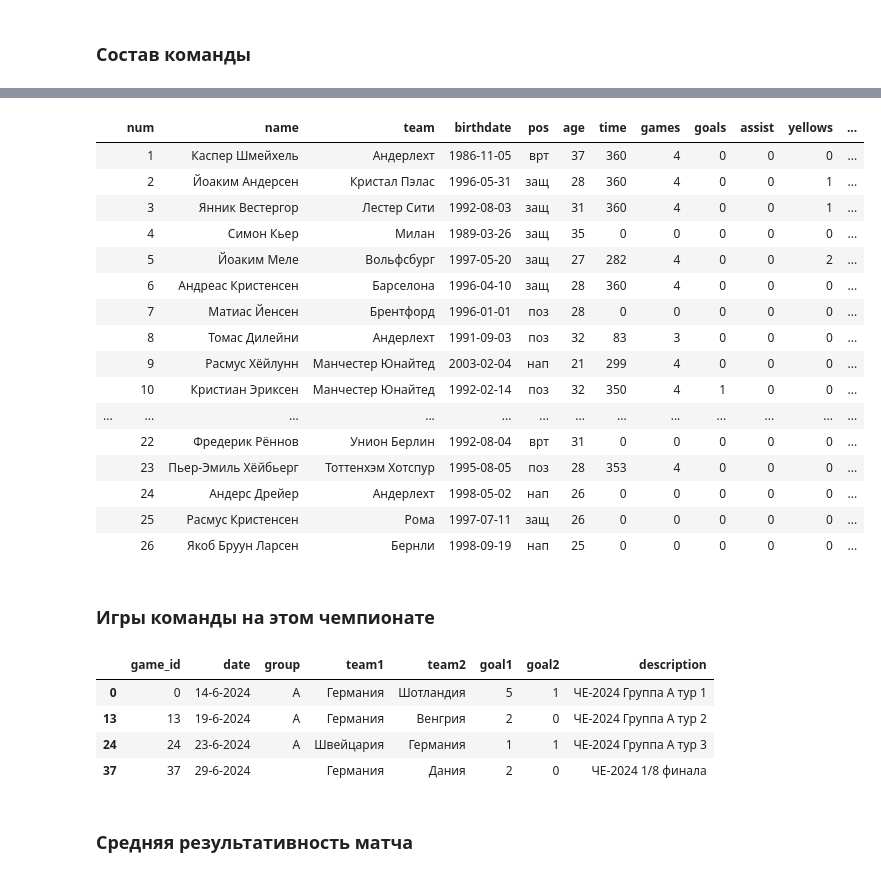
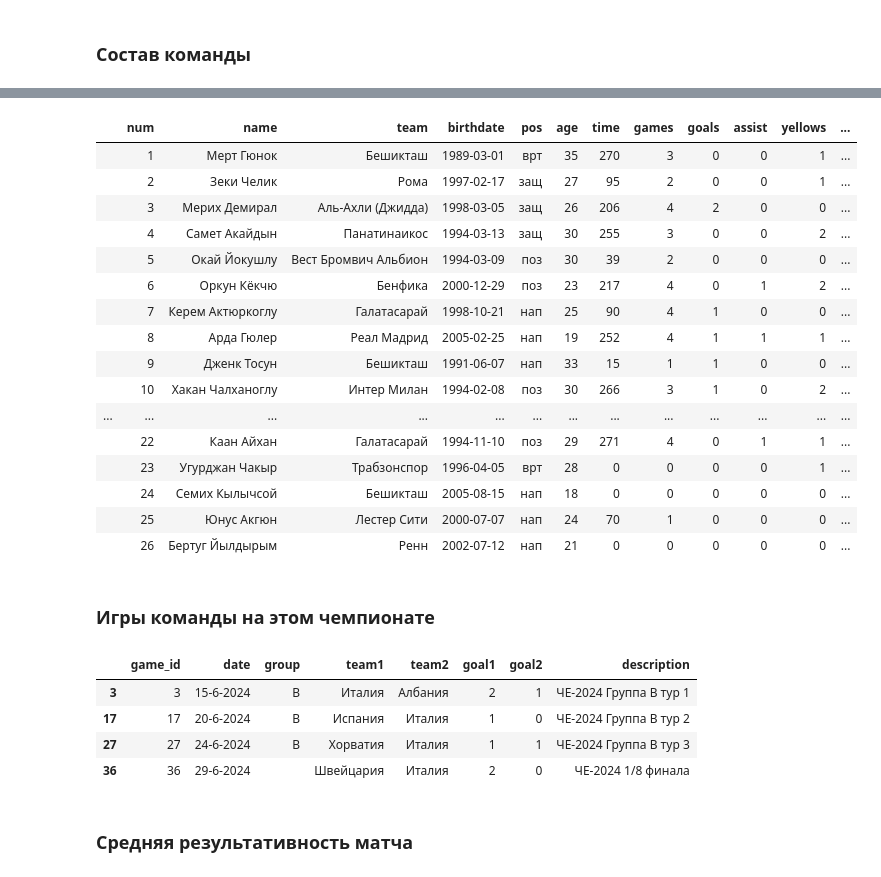
Before and after one commit to elp87/Euro-2024, a Jupyter notebook: euro.ipynb, the cells around one changed output, grey strips where cells are left out. Saved outputs shown, nothing was run; the diff lists cells and outputs as text; code cells hidden in the pictures.

```diff
--- a/euro.ipynb
+++ b/euro.ipynb
@@ -293,35 +293,35 @@ get_lineup('Германия')
 # %%
-get_lineup('Дания')
+get_lineup('Турция')
 # %% [output]
 |  | num | name | team | birthdate | pos | age | time | games | goals | assist | yellows | ... |
-|  | 1 | Каспер Шмейхель | Андерлехт | 1986-11-05 | врт | 37 | 360 | 4 | 0 | 0 | 0 | ... |
-|  | 2 | Йоаким Андерсен | Кристал Пэлас | 1996-05-31 | защ | 28 | 360 | 4 | 0 | 0 | 1 | ... |
-|  | 3 | Янник Вестергор | Лестер Сити | 1992-08-03 | защ | 31 | 360 | 4 | 0 | 0 | 1 | ... |
-|  | 4 | Симон Кьер | Милан | 1989-03-26 | защ | 35 | 0 | 0 | 0 | 0 | 0 | ... |
-|  | 5 | Йоаким Меле | Вольфсбург | 1997-05-20 | защ | 27 | 282 | 4 | 0 | 0 | 2 | ... |
-|  | 6 | Андреас Кристенсен | Барселона | 1996-04-10 | защ | 28 | 360 | 4 | 0 | 0 | 0 | ... |
-|  | 7 | Матиас Йенсен | Брентфорд | 1996-01-01 | поз | 28 | 0 | 0 | 0 | 0 | 0 | ... |
-|  | 8 | Томас Дилейни | Андерлехт | 1991-09-03 | поз | 32 | 83 | 3 | 0 | 0 | 0 | ... |
-|  | 9 | Расмус Хёйлунн | Манчестер Юнайтед | 2003-02-04 | нап | 21 | 299 | 4 | 0 | 0 | 0 | ... |
-|  | 10 | Кристиан Эриксен | Манчестер Юнайтед | 1992-02-14 | поз | 32 | 350 | 4 | 1 | 0 | 0 | ... |
+|  | 1 | Мерт Гюнок | Бешикташ | 1989-03-01 | врт | 35 | 270 | 3 | 0 | 0 | 1 | ... |
+|  | 2 | Зеки Челик | Рома | 1997-02-17 | защ | 27 | 95 | 2 | 0 | 0 | 1 | ... |
+|  | 3 | Мерих Демирал | Аль-Ахли (Джидда) | 1998-03-05 | защ | 26 | 206 | 4 | 2 | 0 | 0 | ... |
+|  | 4 | Самет Акайдын | Панатинаикос | 1994-03-13 | защ | 30 | 255 | 3 | 0 | 0 | 2 | ... |
+|  | 5 | Окай Йокушлу | Вест Бромвич Альбион | 1994-03-09 | поз | 30 | 39 | 2 | 0 | 0 | 0 | ... |
+|  | 6 | Оркун Кёкчю | Бенфика | 2000-12-29 | поз | 23 | 217 | 4 | 0 | 1 | 2 | ... |
+|  | 7 | Керем Актюркоглу | Галатасарай | 1998-10-21 | нап | 25 | 90 | 4 | 1 | 0 | 0 | ... |
+|  | 8 | Арда Гюлер | Реал Мадрид | 2005-02-25 | нап | 19 | 252 | 4 | 1 | 1 | 1 | ... |
+|  | 9 | Дженк Тосун | Бешикташ | 1991-06-07 | нап | 33 | 15 | 1 | 1 | 0 | 0 | ... |
+|  | 10 | Хакан Чалханоглу | Интер Милан | 1994-02-08 | поз | 30 | 266 | 3 | 1 | 0 | 2 | ... |
 | ... | ... | ... | ... | ... | ... | ... | ... | ... | ... | ... | ... | ... |
-|  | 22 | Фредерик Рённов | Унион Берлин | 1992-08-04 | врт | 31 | 0 | 0 | 0 | 0 | 0 | ... |
-|  | 23 | Пьер-Эмиль Хёйбьерг | Тоттенхэм Хотспур | 1995-08-05 | поз | 28 | 353 | 4 | 0 | 0 | 0 | ... |
-|  | 24 | Андерс Дрейер | Андерлехт | 1998-05-02 | нап | 26 | 0 | 0 | 0 | 0 | 0 | ... |
-|  | 25 | Расмус Кристенсен | Рома | 1997-07-11 | защ | 26 | 0 | 0 | 0 | 0 | 0 | ... |
-|  | 26 | Якоб Бруун Ларсен | Бернли | 1998-09-19 | нап | 25 | 0 | 0 | 0 | 0 | 0 | ... |
+|  | 22 | Каан Айхан | Галатасарай | 1994-11-10 | поз | 29 | 271 | 4 | 0 | 1 | 1 | ... |
+|  | 23 | Угурджан Чакыр | Трабзонспор | 1996-04-05 | врт | 28 | 0 | 0 | 0 | 0 | 1 | ... |
+|  | 24 | Семих Кылычсой | Бешикташ | 2005-08-15 | нап | 18 | 0 | 0 | 0 | 0 | 0 | ... |
+|  | 25 | Юнус Акгюн | Лестер Сити | 2000-07-07 | нап | 24 | 70 | 1 | 0 | 0 | 0 | ... |
+|  | 26 | Бертуг Йылдырым | Ренн | 2002-07-12 | нап | 21 | 0 | 0 | 0 | 0 | 0 | ... |
 # %% [markdown]
 ### Игры команды на этом чемпионате
 # %%
-tteam = 'Германия'
+tteam = 'Италия'
 (pd.concat([games_df[games_df['team1'] == tteam], games_df[games_df['team2'] == tteam]], axis=0)
-    .sort_values(by='date'))
+    .sort_index())
 # %% [output]
 |  | game_id | date | group | team1 | team2 | goal1 | goal2 | description |
-| 0 | 0 | 14-6-2024 | A | Германия | Шотландия | 5 | 1 | ЧЕ-2024 Группа A тур 1 |
-| 13 | 13 | 19-6-2024 | A | Германия | Венгрия | 2 | 0 | ЧЕ-2024 Группа A тур 2 |
-| 24 | 24 | 23-6-2024 | A | Швейцария | Германия | 1 | 1 | ЧЕ-2024 Группа A тур 3 |
-| 37 | 37 | 29-6-2024 |  | Германия | Дания | 2 | 0 | ЧЕ-2024 1/8 финала |
+| 3 | 3 | 15-6-2024 | B | Италия | Албания | 2 | 1 | ЧЕ-2024 Группа B тур 1 |
+| 17 | 17 | 20-6-2024 | B | Испания | Италия | 1 | 0 | ЧЕ-2024 Группа B тур 2 |
+| 27 | 27 | 24-6-2024 | B | Хорватия | Италия | 1 | 1 | ЧЕ-2024 Группа B тур 3 |
+| 36 | 36 | 29-6-2024 |  | Швейцария | Италия | 2 | 0 | ЧЕ-2024 1/8 финала |
 # %% [markdown]
 ### Средняя результативность матча
 # %%
```
Also changed, not shown: parts of 16 cells of this notebook, 3 other files.
